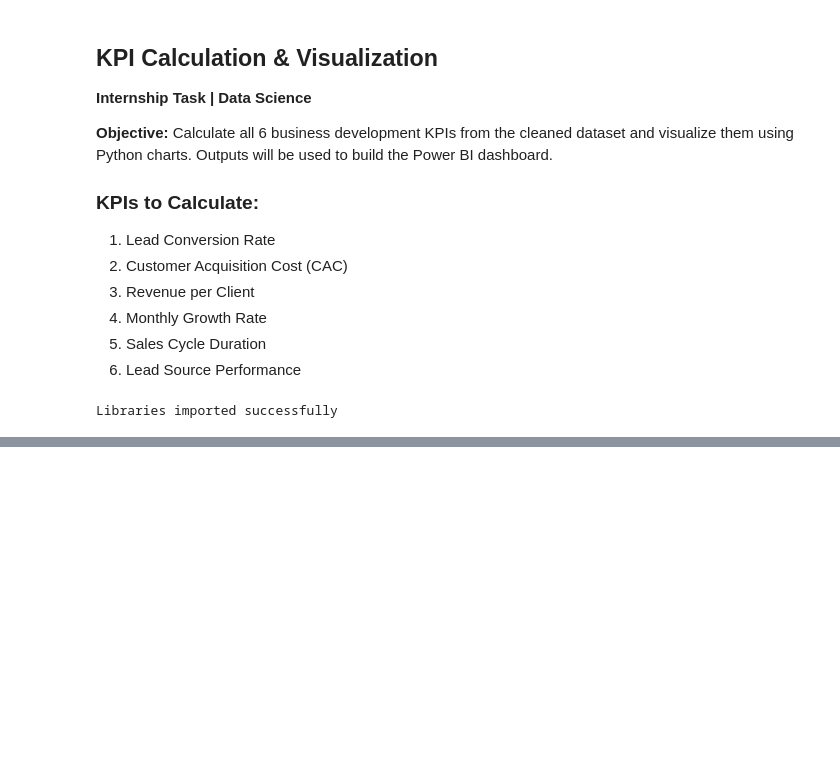
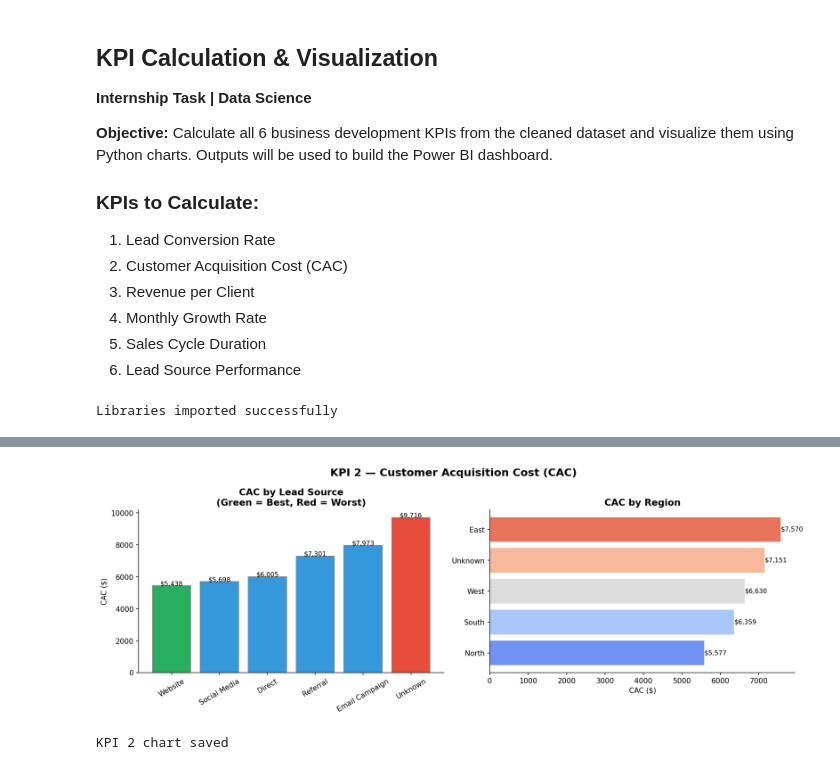
Before and after one commit to nisansalasandu/sales-performance-analytics, a Jupyter notebook: notebooks/Day2_KPI_Calculation.ipynb, the cells around one changed output, grey strips where cells are left out. Saved outputs shown, nothing was run; the diff lists cells and outputs as text; code cells hidden in the pictures; blank space fills up the shorter version.

```diff
--- a/notebooks/Day2_KPI_Calculation.ipynb
+++ b/notebooks/Day2_KPI_Calculation.ipynb
@@ -82,0 +277,34 @@ First 10 rows:
+# %%
+# ── Visualization: KPI 2 ──
+fig, axes = plt.subplots(1, 2, figsize=(14, 5))
+fig.suptitle('KPI 2 — Customer Acquisition Cost (CAC)', fontsize=15, fontweight='bold')
+
+# Chart 1: CAC by source
+colors_cac = ['#27ae60' if v == source_cac['CAC'].min()
+               else '#e74c3c' if v == source_cac['CAC'].max()
+               else '#3498db' for v in source_cac['CAC']]
+
+bars = axes[0].bar(source_cac['Lead_Source'], source_cac['CAC'],
+                   color=colors_cac, edgecolor='gray')
+axes[0].set_ylabel('CAC ($)')
+axes[0].set_title('CAC by Lead Source\n(Green = Best, Red = Worst)')
+axes[0].tick_params(axis='x', rotation=30)
+for bar, val in zip(bars, source_cac['CAC']):
+    axes[0].text(bar.get_x() + bar.get_width()/2, bar.get_height() + 5,
+                 f'${val:,.0f}', ha='center', fontsize=9)
+
+# Chart 2: CAC by region
+axes[1].barh(region_cac['Region'], region_cac['CAC'],
+             color=sns.color_palette("coolwarm", len(region_cac)))
+axes[1].set_xlabel('CAC ($)')
+axes[1].set_title('CAC by Region')
+for i, val in enumerate(region_cac['CAC']):
+    axes[1].text(val + 5, i, f'${val:,.0f}', va='center', fontsize=9)
+
+plt.tight_layout()
+plt.savefig('../reports/KPI2_CAC.png', bbox_inches='tight')
+plt.show()
+print("KPI 2 chart saved")
+# %% [output]
+[figure, added]
+KPI 2 chart saved
```
Also changed, not shown: parts of 14 cells of this notebook, 11 other files.
